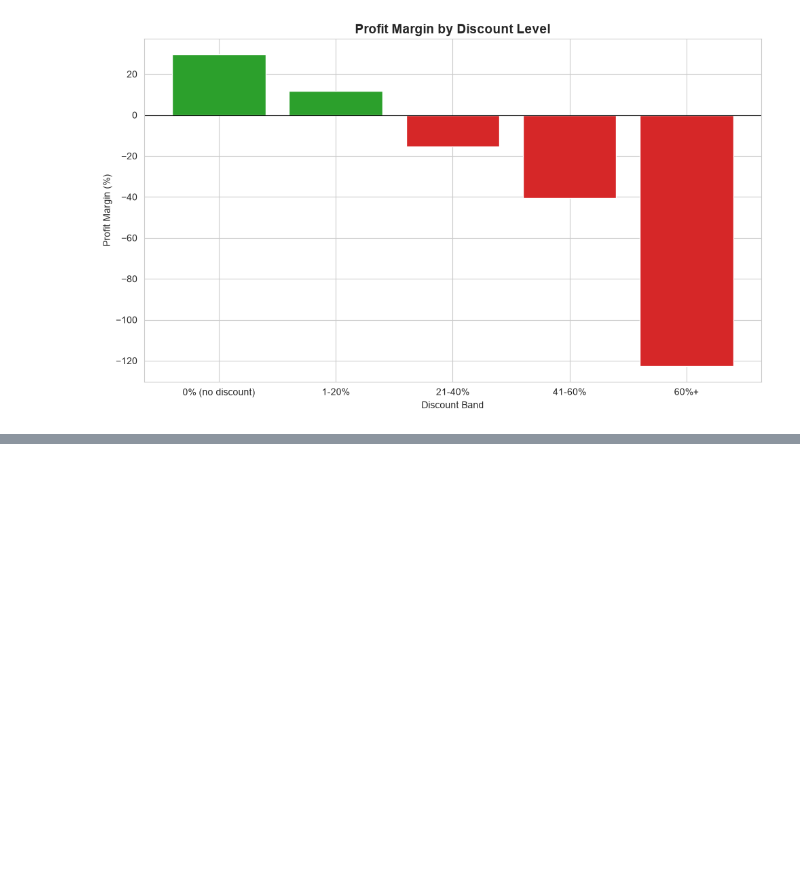
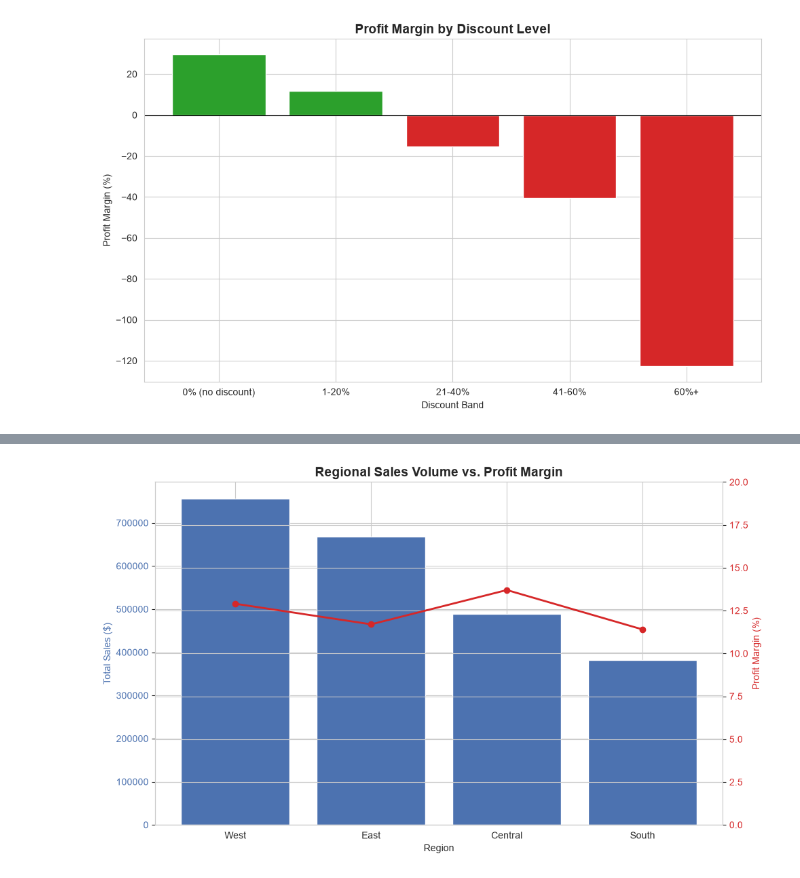
Before and after one commit to bolu-amusan/retail-sales-sql-python-analysis, a Jupyter notebook: notebooks/retail_sales_analysis.ipynb, the cells around one changed output, grey strips where cells are left out. Drawn from its saved outputs; the diff is of its cells as text; code cells hidden in the pictures; blank space fills up the shorter version.

Commit message:
Add regional performance chart

```diff
--- a/notebooks/retail_sales_analysis.ipynb
+++ b/notebooks/retail_sales_analysis.ipynb
@@ -174,3 +174,20 @@ plt.savefig('../images/discount_vs_profit_margin.png', dpi=150)
 plt.show()
 # %% [output]
 [figure]
+# %%
+query_region = """
+SELECT
+    c.region,
+    COUNT(DISTINCT o.order_id) AS total_orders,
+    ROUND(SUM(oi.sales)::NUMERIC, 2) AS total_sales,
+    ROUND(SUM(oi.profit)::NUMERIC, 2) AS total_profit,
+    ROUND((SUM(oi.profit) / NULLIF(SUM(oi.sales), 0) * 100)::NUMERIC, 1) AS profit_margin_pct
+FROM order_items oi
+JOIN orders o ON oi.order_id = o.order_id
+JOIN customers c ON o.customer_id = c.customer_id
+GROUP BY c.region
+ORDER BY total_sales DESC;
+"""
+
+df_region = pd.read_sql(text(query_region), engine)
+df_region
@@ -176,0 +200,20 @@ plt.show()
+# %%
+fig, ax1 = plt.subplots(figsize=(10, 6))
+
+ax1.bar(df_region['region'], df_region['total_sales'], color='#4C72B0', label='Total Sales')
+ax1.set_xlabel('Region')
+ax1.set_ylabel('Total Sales ($)', color='#4C72B0')
+ax1.tick_params(axis='y', labelcolor='#4C72B0')
+
+ax2 = ax1.twinx()
+ax2.plot(df_region['region'], df_region['profit_margin_pct'], color='#d62728', marker='o', linewidth=2, label='Profit Margin %')
+ax2.set_ylabel('Profit Margin (%)', color='#d62728')
+ax2.tick_params(axis='y', labelcolor='#d62728')
+ax2.set_ylim(0, 20)
+
+plt.title('Regional Sales Volume vs. Profit Margin', fontsize=14, fontweight='bold')
+fig.tight_layout()
+plt.savefig('../images/regional_performance.png', dpi=150)
+plt.show()
+# %% [output]
+[figure, added]
```
Also changed, not shown: parts of 1 cell of this notebook, 1 other file.
